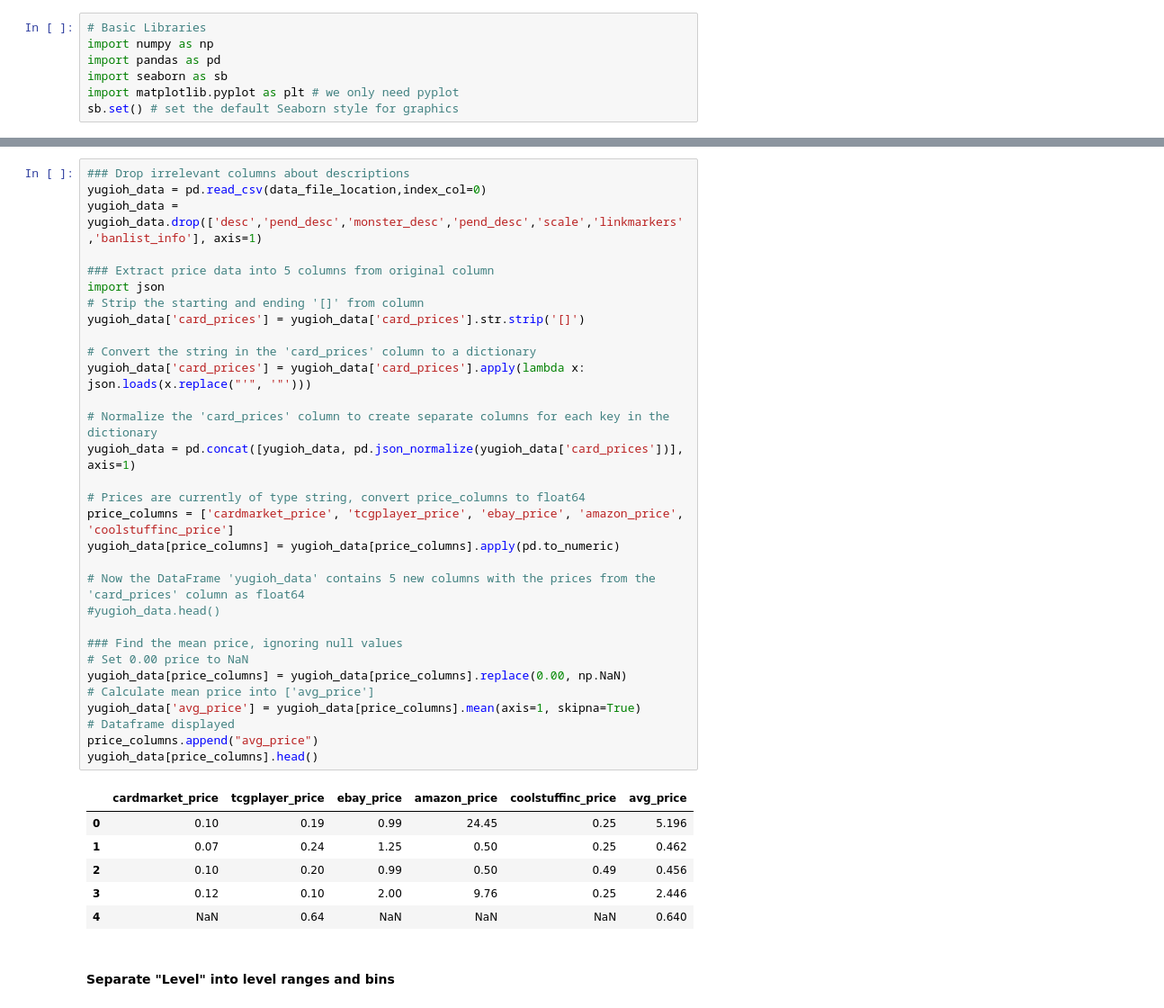
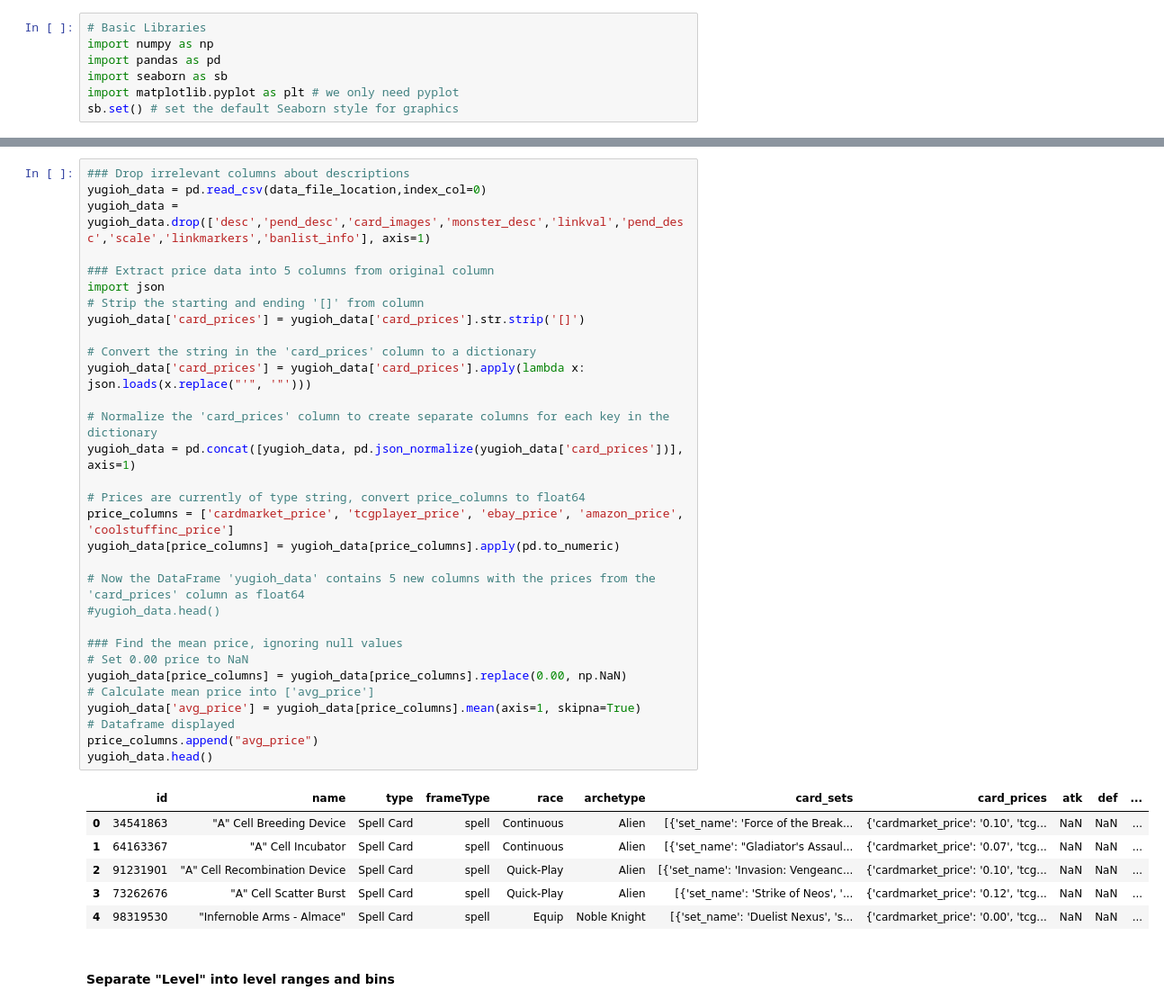
Before and after one commit to 16fb/SC1015_MiniProject, a Jupyter notebook: MiniProject_Yu-Gi-Oh.ipynb, the cells around one changed output, grey strips where cells are left out. Shown: that part at 90% size. Cells and saved outputs as stored; diff of their text form.

```diff
--- a/MiniProject_Yu-Gi-Oh.ipynb
+++ b/MiniProject_Yu-Gi-Oh.ipynb
@@ -63,41 +63,41 @@ yugioh_data.head(10) # quick look of data
 # %%
 ### Drop irrelevant columns about descriptions
 yugioh_data = pd.read_csv(data_file_location,index_col=0)
-yugioh_data = yugioh_data.drop(['desc','pend_desc','monster_desc','pend_desc','scale','linkmarkers','banlist_info'], axis=1)
+yugioh_data = yugioh_data.drop(['desc','pend_desc','card_images','monster_desc','linkval','pend_desc','scale','linkmarkers','banlist_info'], axis=1)
 
 ### Extract price data into 5 columns from original column
 import json
 # Strip the starting and ending '[]' from column
 yugioh_data['card_prices'] = yugioh_data['card_prices'].str.strip('[]')
 
 # Convert the string in the 'card_prices' column to a dictionary
 yugioh_data['card_prices'] = yugioh_data['card_prices'].apply(lambda x: json.loads(x.replace("'", '"')))
 
 # Normalize the 'card_prices' column to create separate columns for each key in the dictionary
 yugioh_data = pd.concat([yugioh_data, pd.json_normalize(yugioh_data['card_prices'])], axis=1)
 
 # Prices are currently of type string, convert price_columns to float64
 price_columns = ['cardmarket_price', 'tcgplayer_price', 'ebay_price', 'amazon_price', 'coolstuffinc_price']
 yugioh_data[price_columns] = yugioh_data[price_columns].apply(pd.to_numeric)
 
 # Now the DataFrame 'yugioh_data' contains 5 new columns with the prices from the 'card_prices' column as float64
 #yugioh_data.head()
 
 ### Find the mean price, ignoring null values
 # Set 0.00 price to NaN
 yugioh_data[price_columns] = yugioh_data[price_columns].replace(0.00, np.NaN)
 # Calculate mean price into ['avg_price']
 yugioh_data['avg_price'] = yugioh_data[price_columns].mean(axis=1, skipna=True)
 # Dataframe displayed
 price_columns.append("avg_price")
-yugioh_data[price_columns].head()
+yugioh_data.head()
 # %% [output]
-|  | cardmarket_price | tcgplayer_price | ebay_price | amazon_price | coolstuffinc_price | avg_price |
-| 0 | 0.10 | 0.19 | 0.99 | 24.45 | 0.25 | 5.196 |
-| 1 | 0.07 | 0.24 | 1.25 | 0.50 | 0.25 | 0.462 |
-| 2 | 0.10 | 0.20 | 0.99 | 0.50 | 0.49 | 0.456 |
-| 3 | 0.12 | 0.10 | 2.00 | 9.76 | 0.25 | 2.446 |
-| 4 | NaN | 0.64 | NaN | NaN | NaN | 0.640 |
+|  | id | name | type | frameType | race | archetype | card_sets | card_prices | atk | def | ... |
+| 0 | 34541863 | "A" Cell Breeding Device | Spell Card | spell | Continuous | Alien | [{'set_name': 'Force of the Break... | {'cardmarket_price': '0.10', 'tcg... | NaN | NaN | ... |
+| 1 | 64163367 | "A" Cell Incubator | Spell Card | spell | Continuous | Alien | [{'set_name': "Gladiator's Assaul... | {'cardmarket_price': '0.07', 'tcg... | NaN | NaN | ... |
+| 2 | 91231901 | "A" Cell Recombination Device | Spell Card | spell | Quick-Play | Alien | [{'set_name': 'Invasion: Vengeanc... | {'cardmarket_price': '0.10', 'tcg... | NaN | NaN | ... |
+| 3 | 73262676 | "A" Cell Scatter Burst | Spell Card | spell | Quick-Play | Alien | [{'set_name': 'Strike of Neos', '... | {'cardmarket_price': '0.12', 'tcg... | NaN | NaN | ... |
+| 4 | 98319530 | "Infernoble Arms - Almace" | Spell Card | spell | Equip | Noble Knight | [{'set_name': 'Duelist Nexus', 's... | {'cardmarket_price': '0.00', 'tcg... | NaN | NaN | ... |
 # %% [markdown]
 #### Separate "Level" into level ranges and bins
 # %%
```
Also changed, not shown: parts of 10 cells of this notebook.
